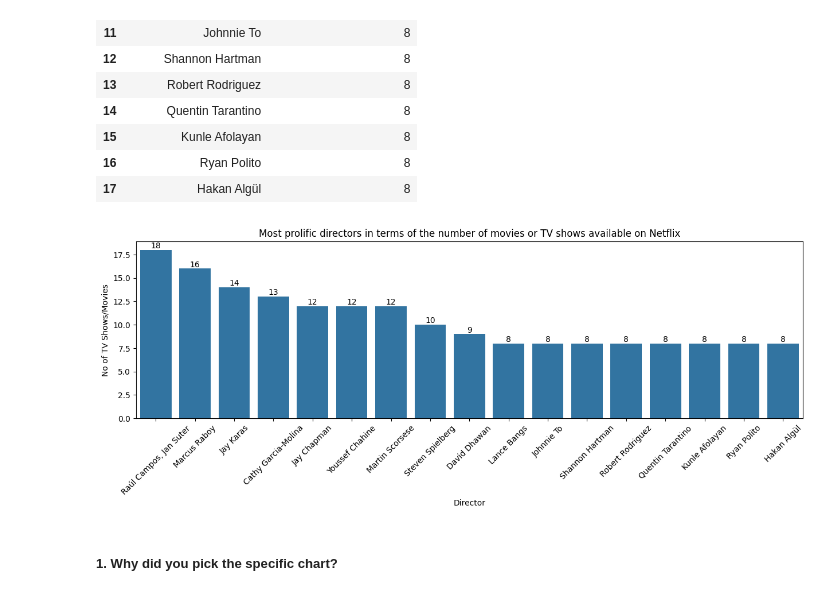
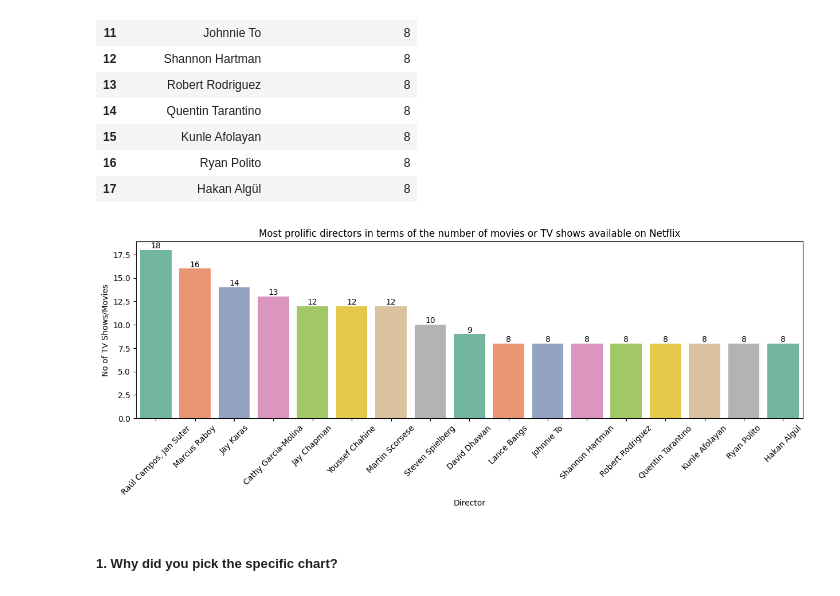
Before and after one commit to Bhushan0097/04.CAPSTONE.UnsupervisedML-Netflix-Movies-and-TV-Shows-Clustering, a Jupyter notebook: Notebook/Netflix_Movies_and_TV_Shows_Clustering.ipynb, the cells around one changed output. Saved outputs shown, nothing was run; the diff lists cells and outputs as text; code cells hidden in the pictures.

```diff
--- a/Notebook/Netflix_Movies_and_TV_Shows_Clustering.ipynb
+++ b/Notebook/Netflix_Movies_and_TV_Shows_Clustering.ipynb
@@ -216,7 +216,7 @@ missing_nan.rename(columns = {'index':'Column Name',0:'NaN_Count'}, inplace = Tr
 # setting the dimensions of the plot
 fig, ax = plt.subplots(figsize=(15, 4))
 
-vis = sns.barplot(data=missing_nan, x="Column Name", y="NaN_Count")
+vis = sns.barplot(data=missing_nan, x="Column Name", y="NaN_Count", palette="Set3")
 
 vis.set_xticklabels(labels=missing_nan['Column Name'])  #rotaating X_labels
 
@@ -743,23 +743,23 @@ Top_Directors
 # %%
 # Chart - 2 visualization code
 
 # setting the dimensions of the plot
 fig, ax = plt.subplots(figsize=(15, 4))
 
-vis = sns.barplot(data=Top_Directors, x="Director", y="No of TV Shows/Movies")
+vis = sns.barplot(data=Top_Directors, x="Director", y="No of TV Shows/Movies", palette="Set2")
 
 vis.set_xticklabels(labels=Top_Directors['Director'], rotation=45)  #rotaating X_labels
 
 for i in vis.containers: # displaying the count number on top of each bar
     vis.bar_label(i)
 
 plt.title('Most prolific directors in terms of the number of movies or TV shows available on Netflix', fontsize=12, fontweight=0, loc='center' , style='normal' )
 
 
 # Show the plot
 plt.show()
 # %% [output]
-[figure, old version]
+[figure, new version]
 # %% [markdown]
 ##### 1. Why did you pick the specific chart?
 # %% [markdown]
```
Also changed, not shown: parts of 125 cells of this notebook.
